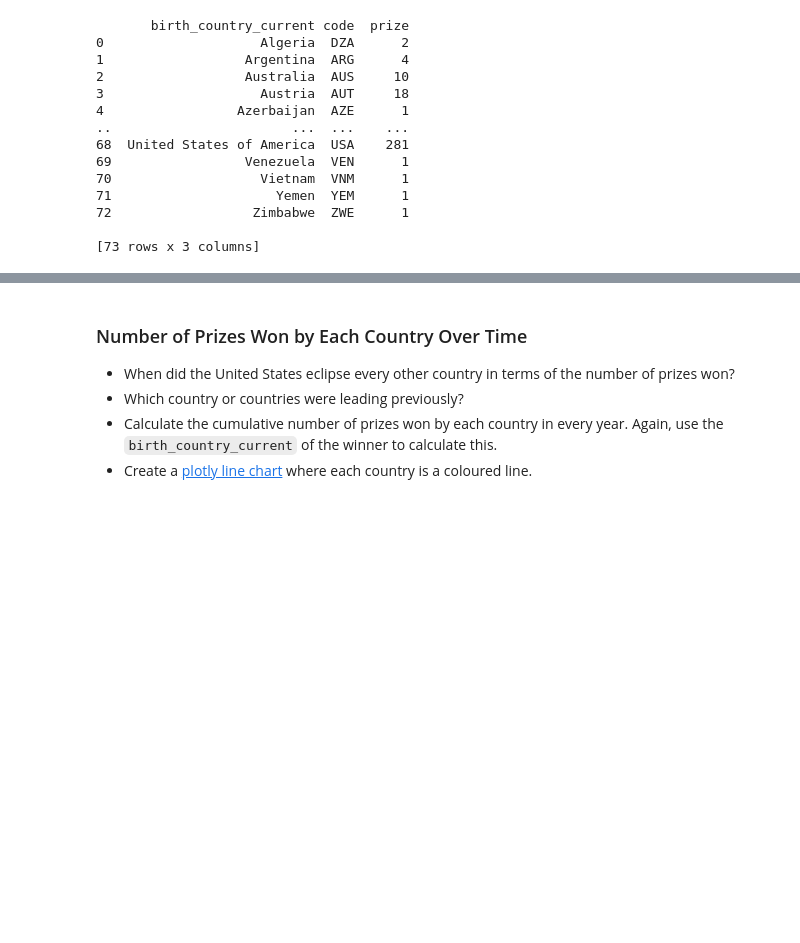
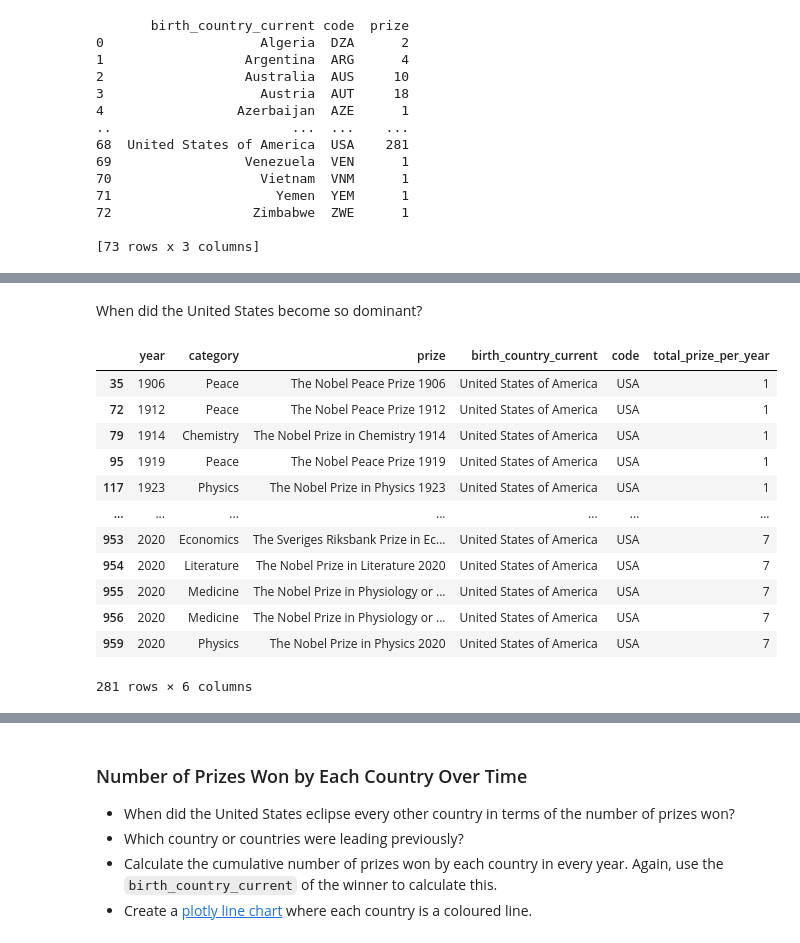
Before and after one commit to LegradiK/nobel_prize_laureates_plotly_matplotlib_seaborn, a Jupyter notebook: Nobel_Prize_Analysis.ipynb, the cells around one changed output, grey strips where cells are left out. Cells and saved outputs as stored; diff of their text form; code cells hidden in the pictures; blank space fills up the shorter version.

```diff
--- a/Nobel_Prize_Analysis.ipynb
+++ b/Nobel_Prize_Analysis.ipynb
@@ -591,0 +633,22 @@ AttributeError: 'list' object has no attribute 'agg'
+# %% [markdown]
+When did the United States become so dominant?
+# %%
+df_data.columns
+col_subset = ['year', 'category', 'prize', 'birth_country_current', 'code']
+usa_data = df_data.loc[df_data.code == 'USA'][col_subset]
+usa_data['total_prize_per_year'] = usa_data.groupby(by='year')['prize'].transform('count')
+usa_data
+# %% [output]
+|  | year | category | prize | birth_country_current | code | total_prize_per_year |
+| 35 | 1906 | Peace | The Nobel Peace Prize 1906 | United States of America | USA | 1 |
+| 72 | 1912 | Peace | The Nobel Peace Prize 1912 | United States of America | USA | 1 |
+| 79 | 1914 | Chemistry | The Nobel Prize in Chemistry 1914 | United States of America | USA | 1 |
+| 95 | 1919 | Peace | The Nobel Peace Prize 1919 | United States of America | USA | 1 |
+| 117 | 1923 | Physics | The Nobel Prize in Physics 1923 | United States of America | USA | 1 |
+| ... | ... | ... | ... | ... | ... | ... |
+| 953 | 2020 | Economics | The Sveriges Riksbank Prize in Ec... | United States of America | USA | 7 |
+| 954 | 2020 | Literature | The Nobel Prize in Literature 2020 | United States of America | USA | 7 |
+| 955 | 2020 | Medicine | The Nobel Prize in Physiology or ... | United States of America | USA | 7 |
+| 956 | 2020 | Medicine | The Nobel Prize in Physiology or ... | United States of America | USA | 7 |
+| 959 | 2020 | Physics | The Nobel Prize in Physics 2020 | United States of America | USA | 7 |
+281 rows × 6 columns
```
Also changed, not shown: parts of 17 cells of this notebook.
